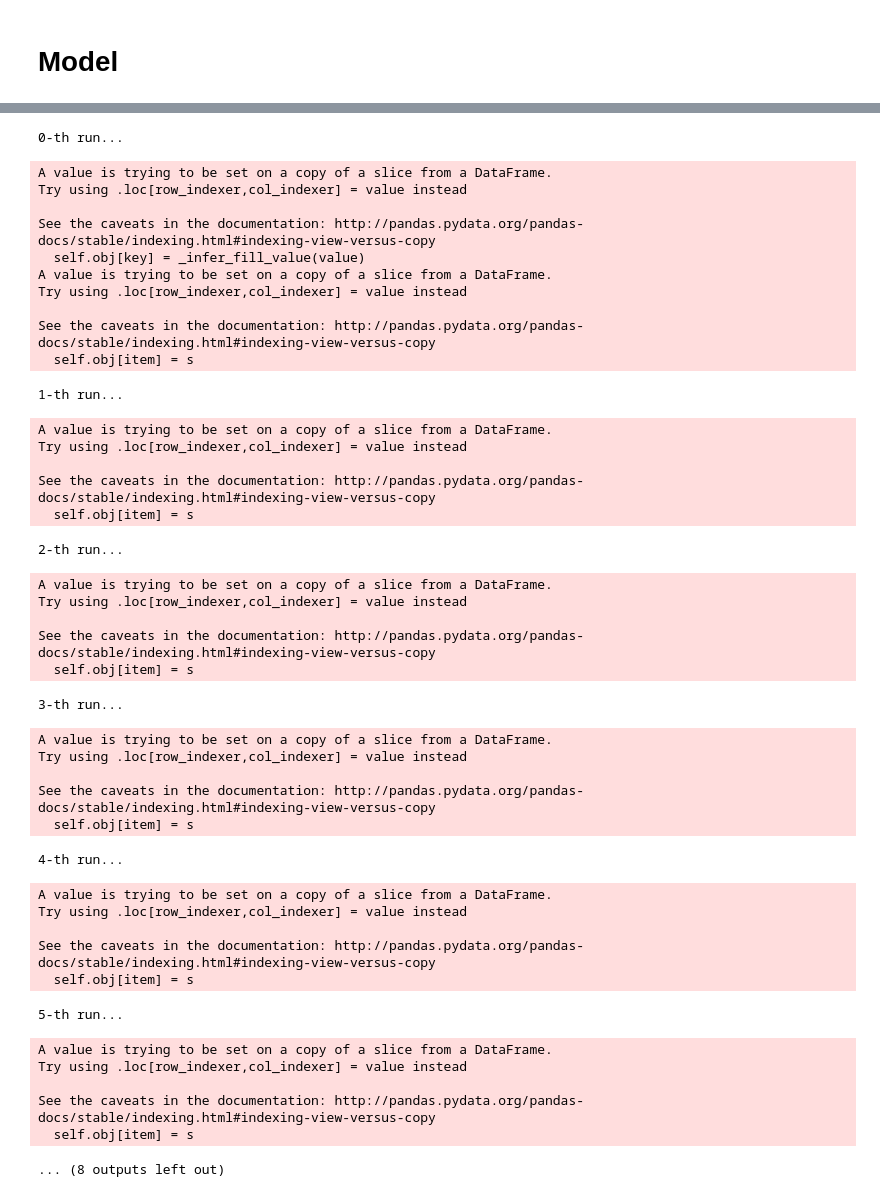
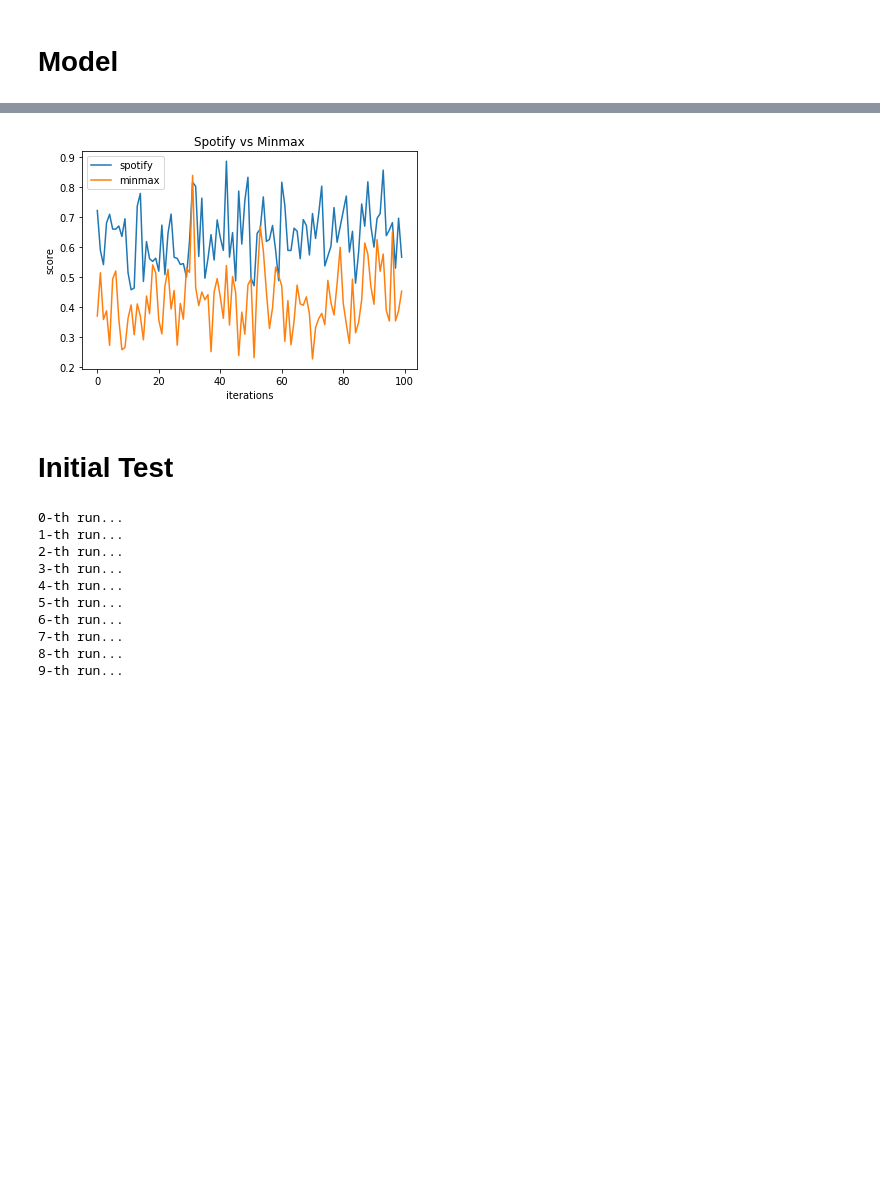
Before and after one commit to hayoungkyung/Spotify-playlist-auto-generator, a Jupyter notebook: Spotify_MinMax_Model.ipynb, the cells around one changed output, grey strips where cells are left out. Cells and saved outputs as stored; diff of their text form; code cells hidden in the pictures; blank space fills up the shorter version.

```diff
--- a/Spotify_MinMax_Model.ipynb
+++ b/Spotify_MinMax_Model.ipynb
@@ -74,0 +163,2 @@ def gen_playlist(df, min_features, max_features, divisor=10000):
+# %%
+spotify_scores, minmax_scores, pairs = evaluate_model(100, params=["acousticness", "instrumentalness"])
@@ -75,46 +183,26 @@ def gen_playlist(df, min_features, max_features, divisor=10000):
+# %%
+plt.plot(np.arange(len(spotify_scores)), spotify_scores, label="spotify")
+plt.plot(np.arange(len(minmax_scores)), minmax_scores, label="minmax")
+plt.legend()
+plt.xlabel("iterations")
+plt.ylabel("score")
+plt.title("Spotify vs Minmax")
+plt.savefig("figures/performance_correlated.png")
+# %% [output]
+[figure, added]
+# %% [markdown]
+# Initial Test
 # %%
-best_playlist, best_score = gen_playlist(data, "acousticness", "danceability")
+best_playlist, best_score = gen_playlist(data, "acousticness", "danceability", len(spotify_playlist))
 # %% [output]
 0-th run...
+1-th run...
+2-th run...
+3-th run...
+4-th run...
+5-th run...
+6-th run...
+7-th run...
+8-th run...
+9-th run...
-A value is trying to be set on a copy of a slice from a DataFrame.
-Try using .loc[row_indexer,col_indexer] = value instead
-
-See the caveats in the documentation: http://pandas.pydata.org/pandas-docs/stable/indexing.html#indexing-view-versus-copy
-  self.obj[key] = _infer_fill_value(value)
-A value is trying to be set on a copy of a slice from a DataFrame.
-Try using .loc[row_indexer,col_indexer] = value instead
-
-See the caveats in the documentation: http://pandas.pydata.org/pandas-docs/stable/indexing.html#indexing-view-versus-copy
-  self.obj[item] = s
-1-th run...
-A value is trying to be set on a copy of a slice from a DataFrame.
-Try using .loc[row_indexer,col_indexer] = value instead
-
-See the caveats in the documentation: http://pandas.pydata.org/pandas-docs/stable/indexing.html#indexing-view-versus-copy
-  self.obj[item] = s
-2-th run...
-A value is trying to be set on a copy of a slice from a DataFrame.
-Try using .loc[row_indexer,col_indexer] = value instead
-
-See the caveats in the documentation: http://pandas.pydata.org/pandas-docs/stable/indexing.html#indexing-view-versus-copy
-  self.obj[item] = s
-3-th run...
-A value is trying to be set on a copy of a slice from a DataFrame.
-Try using .loc[row_indexer,col_indexer] = value instead
-
-See the caveats in the documentation: http://pandas.pydata.org/pandas-docs/stable/indexing.html#indexing-view-versus-copy
-  self.obj[item] = s
-4-th run...
-A value is trying to be set on a copy of a slice from a DataFrame.
-Try using .loc[row_indexer,col_indexer] = value instead
-
-See the caveats in the documentation: http://pandas.pydata.org/pandas-docs/stable/indexing.html#indexing-view-versus-copy
-  self.obj[item] = s
-5-th run...
-A value is trying to be set on a copy of a slice from a DataFrame.
-Try using .loc[row_indexer,col_indexer] = value instead
-
-See the caveats in the documentation: http://pandas.pydata.org/pandas-docs/stable/indexing.html#indexing-view-versus-copy
-  self.obj[item] = s
-... (8 outputs left out)
 # %%
```
Also changed, not shown: parts of 20 cells of this notebook.
